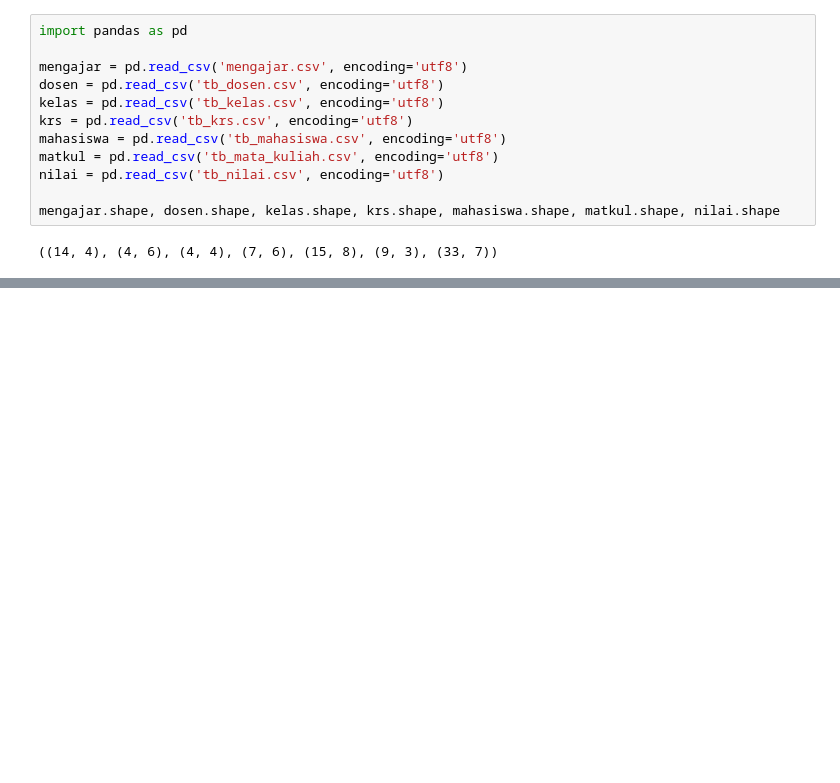
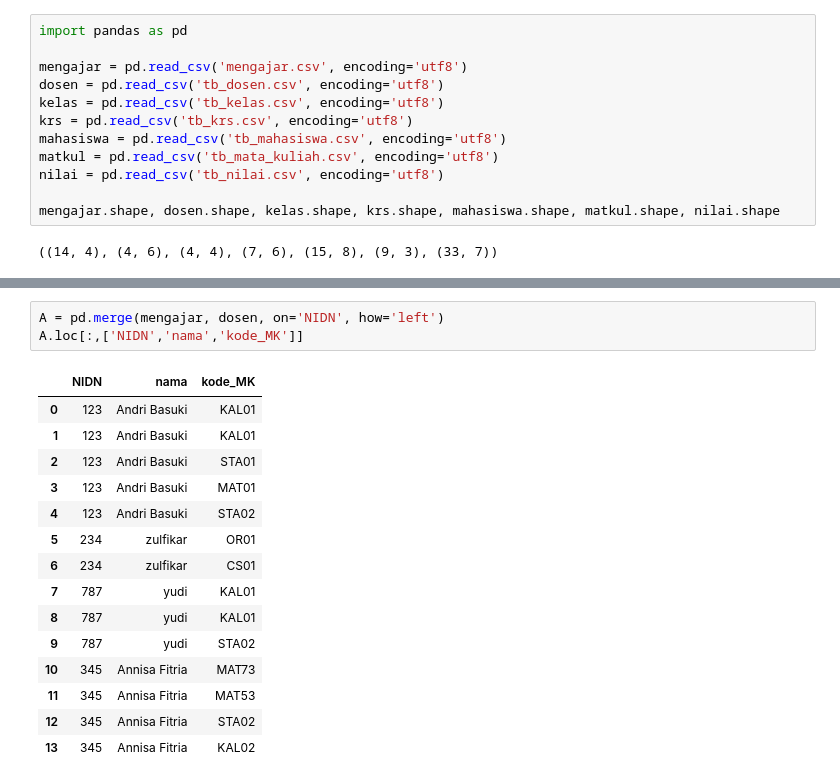
Before and after one commit to muhammadfaridmaulana/Case-Study-02-EDA-Ganjil-2022-Kelompok-2, a Jupyter notebook: Case_Study_02_EDA_Ganjil_2022_Kelompok_2.ipynb, the cells around one changed output, grey strips where cells are left out. Cells and saved outputs as stored; diff of their text form; blank space fills up the shorter version.

```diff
--- a/Case_Study_02_EDA_Ganjil_2022_Kelompok_2.ipynb
+++ b/Case_Study_02_EDA_Ganjil_2022_Kelompok_2.ipynb
@@ -33,0 +53,19 @@ mengajar.shape, dosen.shape, kelas.shape, krs.shape, mahasiswa.shape, matkul.sha
+# %%
+A = pd.merge(mengajar, dosen, on='NIDN', how='left')
+A.loc[:,['NIDN','nama','kode_MK']]
+# %% [output]
+|  | NIDN | nama | kode_MK |
+| 0 | 123 | Andri Basuki | KAL01 |
+| 1 | 123 | Andri Basuki | KAL01 |
+| 2 | 123 | Andri Basuki | STA01 |
+| 3 | 123 | Andri Basuki | MAT01 |
+| 4 | 123 | Andri Basuki | STA02 |
+| 5 | 234 | zulfikar | OR01 |
+| 6 | 234 | zulfikar | CS01 |
+| 7 | 787 | yudi | KAL01 |
+| 8 | 787 | yudi | KAL01 |
+| 9 | 787 | yudi | STA02 |
+| 10 | 345 | Annisa Fitria | MAT73 |
+| 11 | 345 | Annisa Fitria | MAT53 |
+| 12 | 345 | Annisa Fitria | STA02 |
+| 13 | 345 | Annisa Fitria | KAL02 |
```
Also changed, not shown: parts of 12 cells of this notebook.
